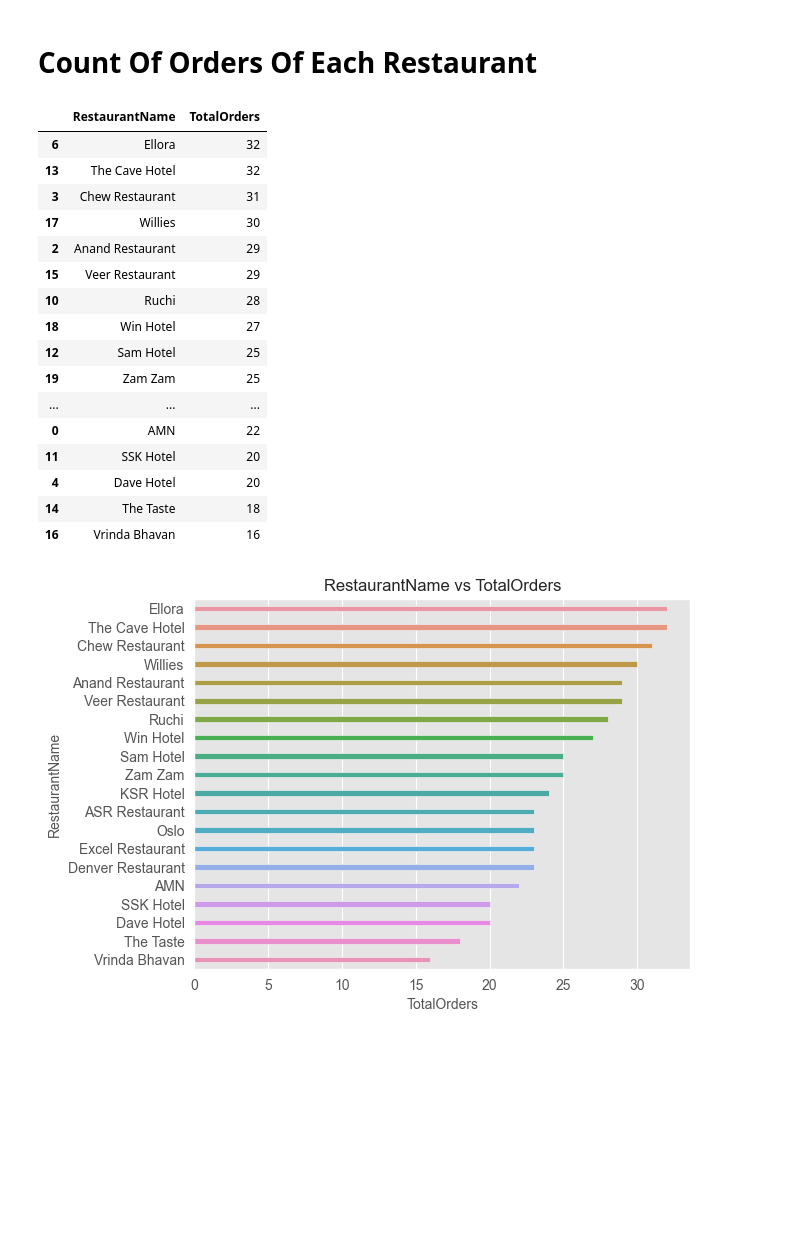
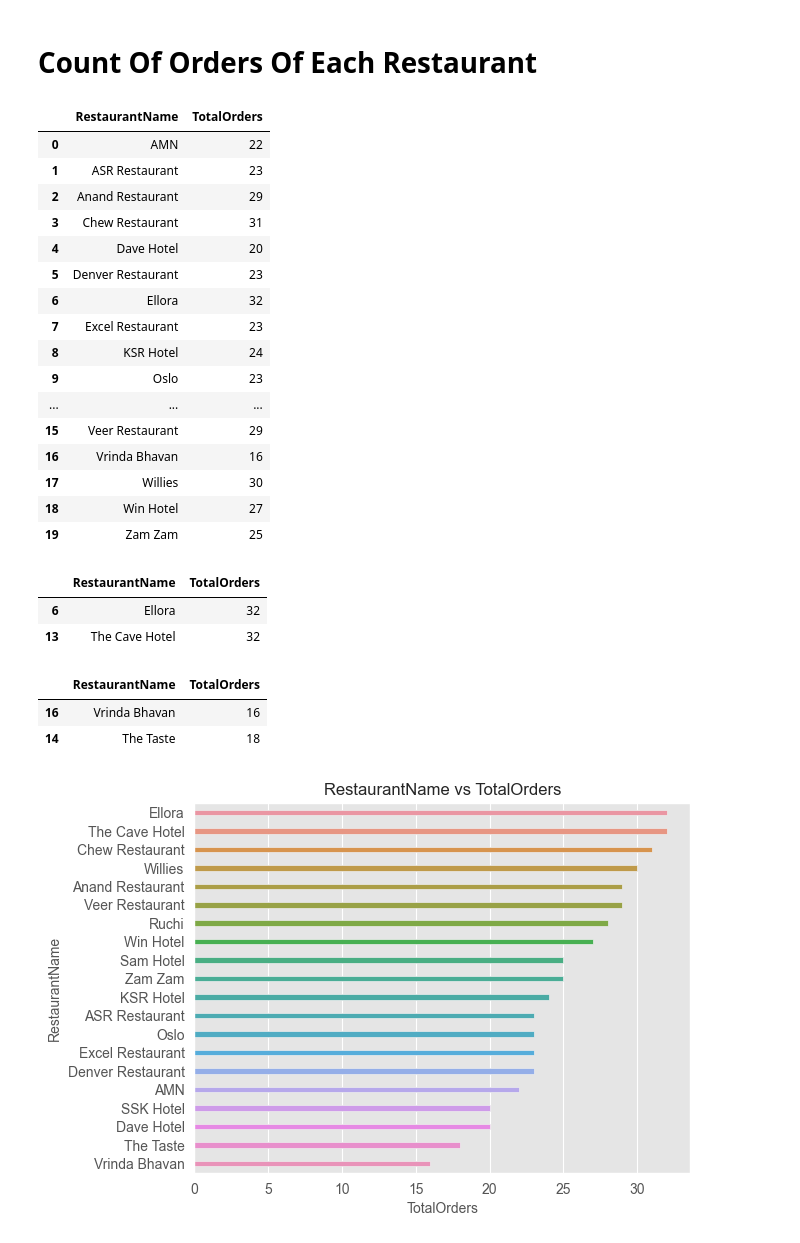
Before and after one commit to Osama-Anmar/Analysis-Restaurant-Data, a Jupyter notebook: Restaurant Sales.ipynb, the cells around one changed output. Cells and saved outputs as stored; diff of their text form; code cells hidden in the pictures; blank space fills up the shorter version.

```diff
--- a/Restaurant Sales.ipynb
+++ b/Restaurant Sales.ipynb
@@ -423,23 +482,23 @@ hist_plot('RestaurantName', 'Payment Method')
 # %% [markdown]
 # Count Of Orders Of Each Restaurant
 # %%
-RestaurantTotalOrder = OrdersDetails.groupby(['RestaurantName'], as_index=False, sort=True).agg(TotalOrders = ('Order ID', 'count')).sort_values(by='TotalOrders', ascending=False)
+RestaurantTotalOrder = OrdersDetails.groupby(['RestaurantName'], as_index=False, sort=True).agg(TotalOrders = ('Order ID', 'count'))
 RestaurantTotalOrder
 # %% [output]
 |  | RestaurantName | TotalOrders |
+| 0 | AMN | 22 |
+| 1 | ASR Restaurant | 23 |
+| 2 | Anand Restaurant | 29 |
+| 3 | Chew Restaurant | 31 |
+| 4 | Dave Hotel | 20 |
+| 5 | Denver Restaurant | 23 |
 | 6 | Ellora | 32 |
-| 13 | The Cave Hotel | 32 |
-| 3 | Chew Restaurant | 31 |
+| 7 | Excel Restaurant | 23 |
+| 8 | KSR Hotel | 24 |
+| 9 | Oslo | 23 |
+| ... | ... | ... |
+| 15 | Veer Restaurant | 29 |
+| 16 | Vrinda Bhavan | 16 |
 | 17 | Willies | 30 |
-| 2 | Anand Restaurant | 29 |
-| 15 | Veer Restaurant | 29 |
-| 10 | Ruchi | 28 |
 | 18 | Win Hotel | 27 |
-| 12 | Sam Hotel | 25 |
 | 19 | Zam Zam | 25 |
-| ... | ... | ... |
-| 0 | AMN | 22 |
-| 11 | SSK Hotel | 20 |
-| 4 | Dave Hotel | 20 |
-| 14 | The Taste | 18 |
-| 16 | Vrinda Bhavan | 16 |
@@ -445,0 +507,6 @@ RestaurantTotalOrder
+# %%
+LargestRestaurantTotalOrder
+# %% [output]
+|  | RestaurantName | TotalOrders |
+| 6 | Ellora | 32 |
+| 13 | The Cave Hotel | 32 |
@@ -446 +515,7 @@ RestaurantTotalOrder
+# %%
+SmallestRestaurantTotalOrder
+# %% [output]
+|  | RestaurantName | TotalOrders |
+| 16 | Vrinda Bhavan | 16 |
+| 14 | The Taste | 18 |
 # %%
```
Also changed, not shown: parts of 37 cells of this notebook.
